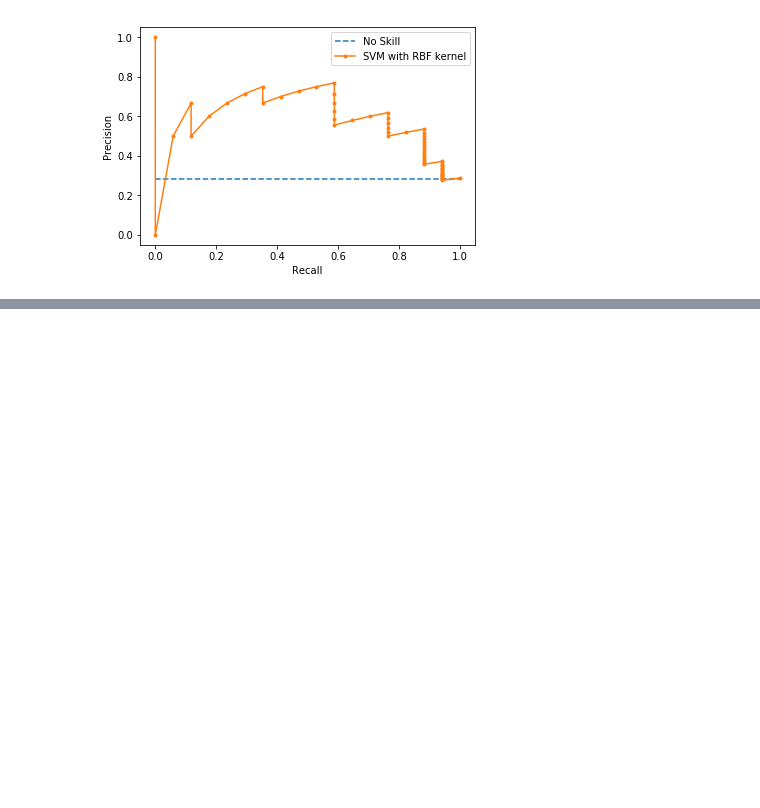
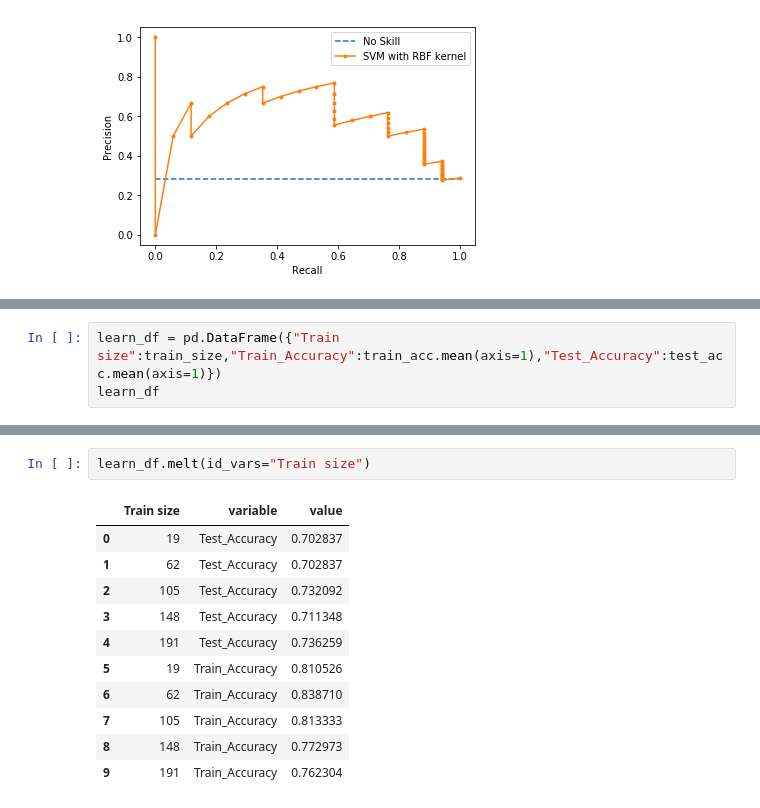
Before and after one commit to yuxuanwu17/heart_failure_detection, a Jupyter notebook: ConfusionMatrix.ipynb, the cells around one changed output, grey strips where cells are left out. Saved outputs shown, nothing was run; the diff lists cells and outputs as text; blank space fills up the shorter version.

```diff
--- a/ConfusionMatrix.ipynb
+++ b/ConfusionMatrix.ipynb
@@ -95,0 +130,3 @@ PRAUC:  auc=0.576
+# %%
+learn_df = pd.DataFrame({"Train size":train_size,"Train_Accuracy":train_acc.mean(axis=1),"Test_Accuracy":test_acc.mean(axis=1)})
+learn_df
@@ -95,0 +160,14 @@ PRAUC:  auc=0.576
+# %%
+learn_df.melt(id_vars="Train size")
+# %% [output]
+|  | Train size | variable | value |
+| 0 | 19 | Test_Accuracy | 0.702837 |
+| 1 | 62 | Test_Accuracy | 0.702837 |
+| 2 | 105 | Test_Accuracy | 0.732092 |
+| 3 | 148 | Test_Accuracy | 0.711348 |
+| 4 | 191 | Test_Accuracy | 0.736259 |
+| 5 | 19 | Train_Accuracy | 0.810526 |
+| 6 | 62 | Train_Accuracy | 0.838710 |
+| 7 | 105 | Train_Accuracy | 0.813333 |
+| 8 | 148 | Train_Accuracy | 0.772973 |
+| 9 | 191 | Train_Accuracy | 0.762304 |
```
Also changed, not shown: parts of 8 cells of this notebook, 2 other files.
